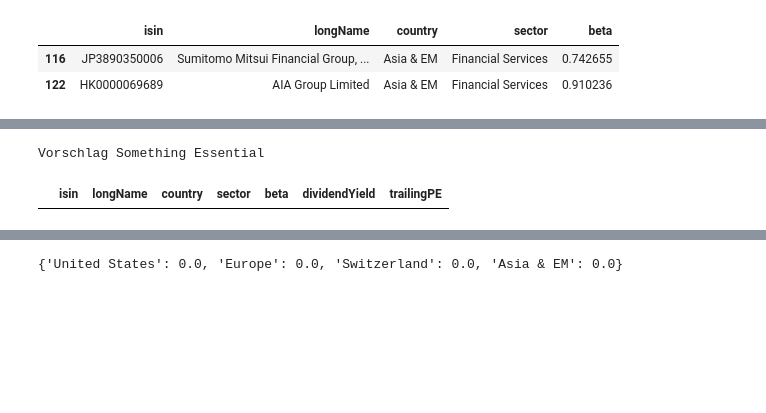
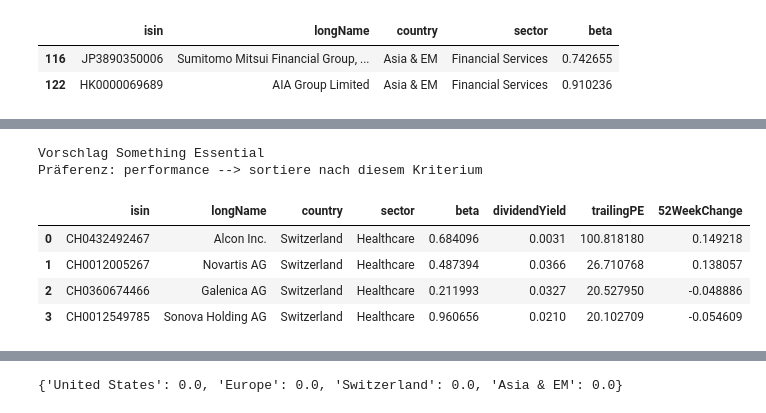
Before and after one commit to glaand/personal-investment-recommender, a Jupyter notebook: analysis/raffi_test.ipynb, the cells around one changed output, grey strips where cells are left out. Cells and saved outputs as stored; diff of their text form; code cells hidden in the pictures; blank space fills up the shorter version.

```diff
--- a/analysis/raffi_test.ipynb
+++ b/analysis/raffi_test.ipynb
@@ -761,0 +744,21 @@ biases[bias]
+# %%
+dummy_info = {'000001':['Lenny Linux', 'swiss-bias', 'it_bias', 'performance'],
+              '000002':['Benny Banker', 'swiss-global', 'finance_bias', 'dividends'],
+              '000003':['Louise Vuitton', 'global', 'fashion_bias', 'low_volatility'],
+              '000004':['Robby Robotic', 'swiss-bias', 'industrial_bias', 'low_pe'],
+              '000005':['Freddy Ferrari', 'swiss-global', 'car_bias', 'performance'],
+              '000006':['Ricky Risk', 'global', 'risk_bias', 'performance']
+              }
+
+dummy_investors = []
+
+for id in dummy_info:
+    did = id
+    name = dummy_info[id][0]
+    investor_type = dummy_info[id][1]
+    sector_bias = dummy_info[id][2]
+    investor_preference = dummy_info[id][3]
+    investor = build_dummy_investor(dummy_id=id, dummy_name=name, dummy_investor_type=investor_type,
+                         dummy_sector_bias=sector_bias, dummy_investor_preference=investor_preference)
+    dummy_investors.append(investor)
+dummy_investors
@@ -810,33 +864,49 @@ reduced_stock_info
 # %%
-investor_2._portfolio_beta = 0
+dummy_investors[0]._portfolio_beta = 0
 # %%
 # TO DO: Wenn Aktie im Portfolio >= 5%, nicht empfehlen wegen Bulk Risk
 # TO DO: Liste der 3 grössten "Löcher" identifizieren, also Markt+Sektor
 # TO DO: Wenn Vorschlag zu wenige Aktien enthält, zweitgrösstes Loch nehmen für zusätzliche Vorschläge
 # TO DO: Entscheiden, ob nur Vorschläge zu grösstem Loch oder Mix für Diversity
 
+preferences = ['dividends', 'low_pe', 'low_volatility', 'performance']
+
 stock_info = pd.read_csv('..\data\stock_info.tsv', sep='\t') # TSV als Pandas-df
-selected_columns = ['isin', 'longName', 'country', 'sector', 'beta', 'dividendYield', 'trailingPE']
+selected_columns = ['isin', 'longName', 'country', 'sector', 'beta', 'dividendYield', 'trailingPE', '52WeekChange']
 reduced_stock_info = stock_info[selected_columns]
 
 europe_countries = ['Germany', 'France', 'Netherlands', 'Spain', 'Italy', 'United Kingdom', 'Norway', 'Ireland', 'Europe']
 asia_em_countries = ['Japan', 'Hong Kong', 'China', 'South Korea', 'Taiwan', 'Asia & EM']
 reduced_stock_info.loc[reduced_stock_info['country'].isin(europe_countries), 'country'] = 'Europe'
 reduced_stock_info.loc[reduced_stock_info['country'].isin(asia_em_countries), 'country'] = 'Asia & EM'
 
-biggest_market_underweight = min(investor_2._market_allocation_difference, key=investor_2._market_allocation_difference.get)
-bigest_sector_underweight = min(investor_2._sector_allocation_difference, key=investor_2._sector_allocation_difference.get)
+biggest_market_underweight = min(dummy_investors[0]._market_allocation_difference, key=dummy_investors[0]._market_allocation_difference.get)
+bigest_sector_underweight = min(dummy_investors[0]._sector_allocation_difference, key=dummy_investors[0]._sector_allocation_difference.get)
 
 reduced_stock_info = reduced_stock_info.loc[reduced_stock_info['country'] == biggest_market_underweight]
 reduced_stock_info = reduced_stock_info.loc[reduced_stock_info['sector'] == bigest_sector_underweight]
 
 # Wenn Portfolio-Beta zu hoch, nur noch Aktien mit tiefem Beta empfehlen
-if investor_2._portfolio_beta > 0.95:
+if dummy_investors[0]._portfolio_beta > 0.95 or dummy_investors[0]._investor_preference == 'low_volatility':
     reduced_stock_info = reduced_stock_info.loc[reduced_stock_info['beta'] <= 0.8]
     reduced_stock_info = reduced_stock_info.sort_values(by='beta', ascending=True)
+elif dummy_investors[0]._investor_preference == 'dividends':
+    reduced_stock_info = reduced_stock_info.sort_values(by='dividendYield', ascending=False)
+elif dummy_investors[0]._investor_preference == 'low_pe':
+    reduced_stock_info = reduced_stock_info.sort_values(by='trailingPE', ascending=True)
+elif dummy_investors[0]._investor_preference == 'performance':
+    reduced_stock_info = reduced_stock_info.loc[reduced_stock_info['52WeekChange'] >= -0.1]
+    reduced_stock_info = reduced_stock_info.sort_values(by='52WeekChange', ascending=False)
+reduced_stock_info.reset_index(drop=True, inplace=True)
 
 print('Vorschlag Something Essential')
+print(f'Präferenz: {dummy_investors[0]._investor_preference} --> sortiere nach diesem Kriterium')
 reduced_stock_info
 # %% [output]
 Vorschlag Something Essential
+Präferenz: performance --> sortiere nach diesem Kriterium
-|  | isin | longName | country | sector | beta | dividendYield | trailingPE |
+|  | isin | longName | country | sector | beta | dividendYield | trailingPE | 52WeekChange |
+| 0 | CH0432492467 | Alcon Inc. | Switzerland | Healthcare | 0.684096 | 0.0031 | 100.818180 | 0.149218 |
+| 1 | CH0012005267 | Novartis AG | Switzerland | Healthcare | 0.487394 | 0.0366 | 26.710768 | 0.138057 |
+| 2 | CH0360674466 | Galenica AG | Switzerland | Healthcare | 0.211993 | 0.0327 | 20.527950 | -0.048886 |
+| 3 | CH0012549785 | Sonova Holding AG | Switzerland | Healthcare | 0.960656 | 0.0210 | 20.102709 | -0.054609 |
```
Also changed, not shown: parts of 21 cells of this notebook, 5 other files.
